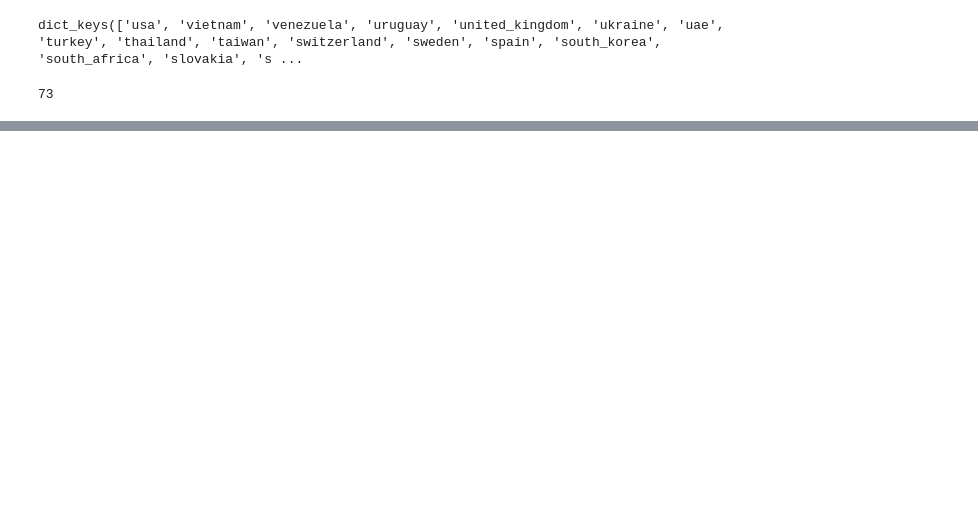
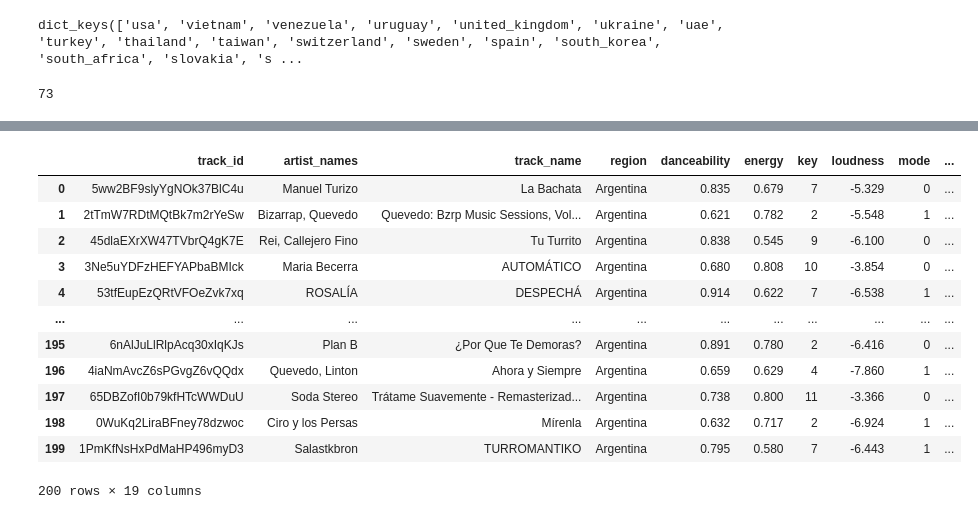
Before and after one commit to Flores-Kevin/rage-against-machine-learning, a Jupyter notebook: testing.ipynb, the cells around one changed output, grey strips where cells are left out. Saved outputs shown, nothing was run; the diff lists cells and outputs as text; code cells hidden in the pictures; blank space fills up the shorter version.

```diff
--- a/testing.ipynb
+++ b/testing.ipynb
@@ -403,0 +414,18 @@ KeyError: 'danceability'
+# %%
+argentina_tracks = d['argentina']
+argentina_df = argentina_tracks.merge(argentina_info_df, how="inner")
+argentina_df
+# %% [output]
+|  | track_id | artist_names | track_name | region | danceability | energy | key | loudness | mode | ... |
+| 0 | 5ww2BF9slyYgNOk37BlC4u | Manuel Turizo | La Bachata | Argentina | 0.835 | 0.679 | 7 | -5.329 | 0 | ... |
+| 1 | 2tTmW7RDtMQtBk7m2rYeSw | Bizarrap, Quevedo | Quevedo: Bzrp Music Sessions, Vol... | Argentina | 0.621 | 0.782 | 2 | -5.548 | 1 | ... |
+| 2 | 45dlaEXrXW47TVbrQ4gK7E | Rei, Callejero Fino | Tu Turrito | Argentina | 0.838 | 0.545 | 9 | -6.100 | 0 | ... |
+| 3 | 3Ne5uYDFzHEFYAPbaBMIck | Maria Becerra | AUTOMÁTICO | Argentina | 0.680 | 0.808 | 10 | -3.854 | 0 | ... |
+| 4 | 53tfEupEzQRtVFOeZvk7xq | ROSALÍA | DESPECHÁ | Argentina | 0.914 | 0.622 | 7 | -6.538 | 1 | ... |
+| ... | ... | ... | ... | ... | ... | ... | ... | ... | ... | ... |
+| 195 | 6nAlJuLlRlpAcq30xIqKJs | Plan B | ¿Por Que Te Demoras? | Argentina | 0.891 | 0.780 | 2 | -6.416 | 0 | ... |
+| 196 | 4iaNmAvcZ6sPGvgZ6vQQdx | Quevedo, Linton | Ahora y Siempre | Argentina | 0.659 | 0.629 | 4 | -7.860 | 1 | ... |
+| 197 | 65DBZofI0b79kfHTcWWDuU | Soda Stereo | Trátame Suavemente - Remasterizad... | Argentina | 0.738 | 0.800 | 11 | -3.366 | 0 | ... |
+| 198 | 0WuKq2LiraBFney78dzwoc | Ciro y los Persas | Mírenla | Argentina | 0.632 | 0.717 | 2 | -6.924 | 1 | ... |
+| 199 | 1PmKfNsHxPdMaHP496myD3 | Salastkbron | TURROMANTIKO | Argentina | 0.795 | 0.580 | 7 | -6.443 | 1 | ... |
+200 rows × 19 columns
```
Also changed, not shown: parts of 28 cells of this notebook.
